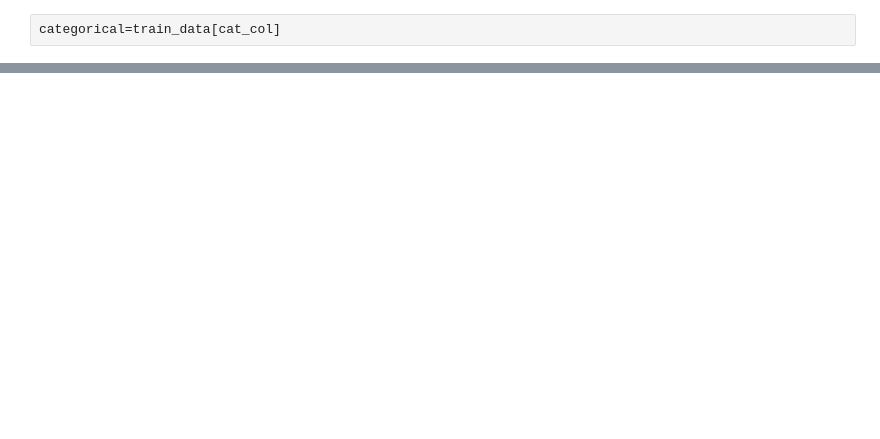
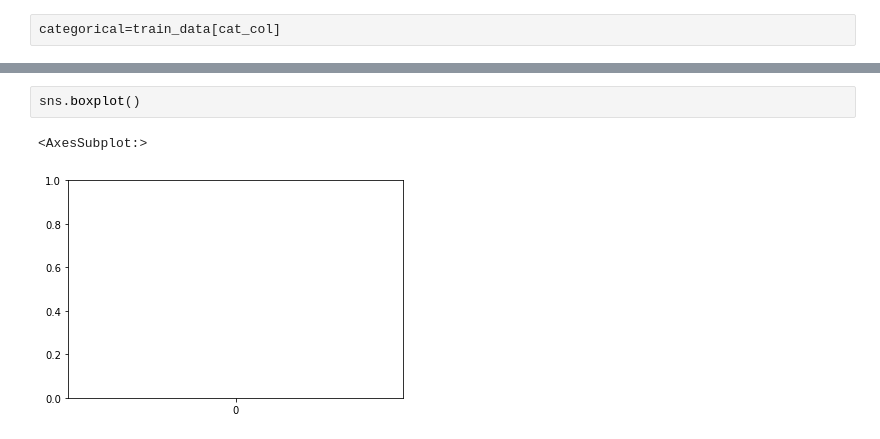
Before and after one commit to Adhoc123/Airline_Tickets_Price_Prediction_ML, a Jupyter notebook: Airline Tickets Price Prediction.ipynb, the cells around one changed output, grey strips where cells are left out. Cells and saved outputs as stored; diff of their text form; blank space fills up the shorter version.

```diff
--- a/Airline Tickets Price Prediction.ipynb
+++ b/Airline Tickets Price Prediction.ipynb
@@ -123,0 +331,5 @@ categorical['Airline'].value_counts()
+# %%
+sns.boxplot()
+# %% [output]
+<AxesSubplot:>
+[figure, added]
```
Also changed, not shown: parts of 85 cells of this notebook, 1 other file.
